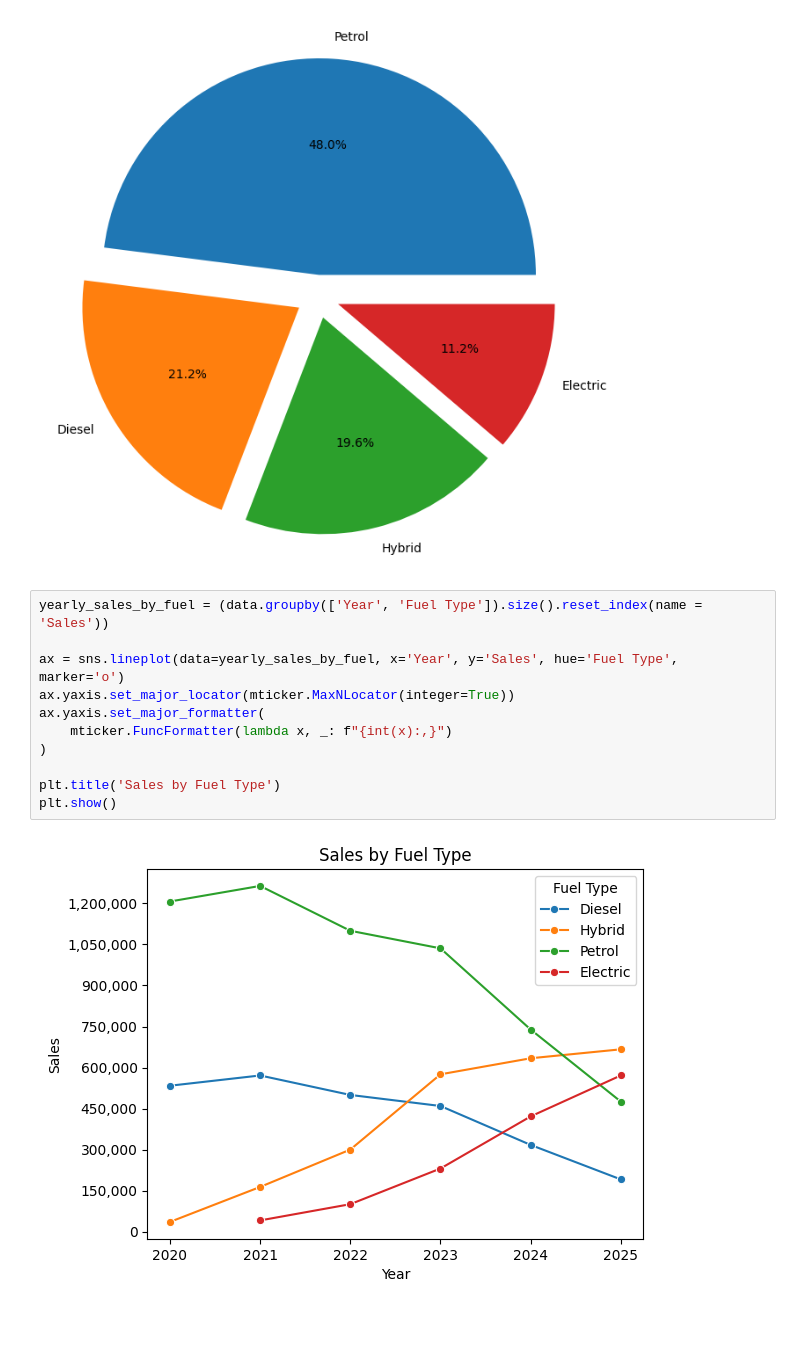
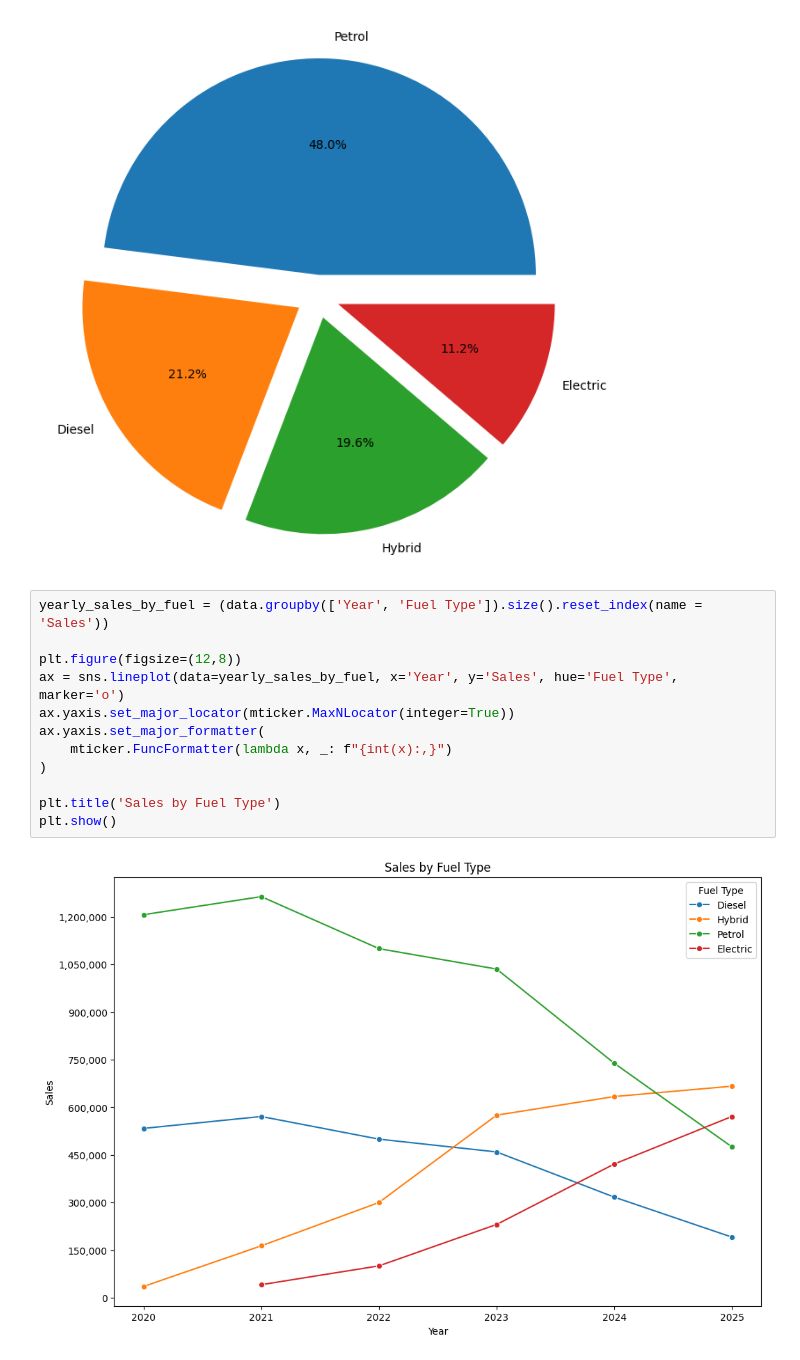
Before and after one commit to Szafranerio/Data_InDepth, a Jupyter notebook: Pandas/Practice/Car_Sales.ipynb, the cells around one changed output. Cells and saved outputs as stored; diff of their text form; blank space fills up the shorter version.

```diff
--- a/Pandas/Practice/Car_Sales.ipynb
+++ b/Pandas/Practice/Car_Sales.ipynb
@@ -140,13 +140,14 @@ plt.show()
 # %%
 yearly_sales_by_fuel = (data.groupby(['Year', 'Fuel Type']).size().reset_index(name = 'Sales'))
 
+plt.figure(figsize=(12,8))
 ax = sns.lineplot(data=yearly_sales_by_fuel, x='Year', y='Sales', hue='Fuel Type', marker='o')
 ax.yaxis.set_major_locator(mticker.MaxNLocator(integer=True))
 ax.yaxis.set_major_formatter(
     mticker.FuncFormatter(lambda x, _: f"{int(x):,}")
 )
 
 plt.title('Sales by Fuel Type')
 plt.show()
 # %% [output]
-[figure, old version]
+[figure, new version]
```
Also changed, not shown: parts of 1 cell of this notebook, 1 other file.
